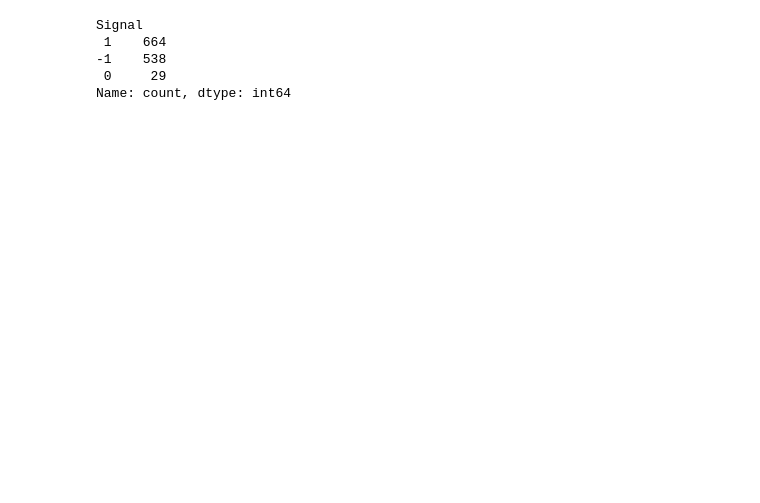
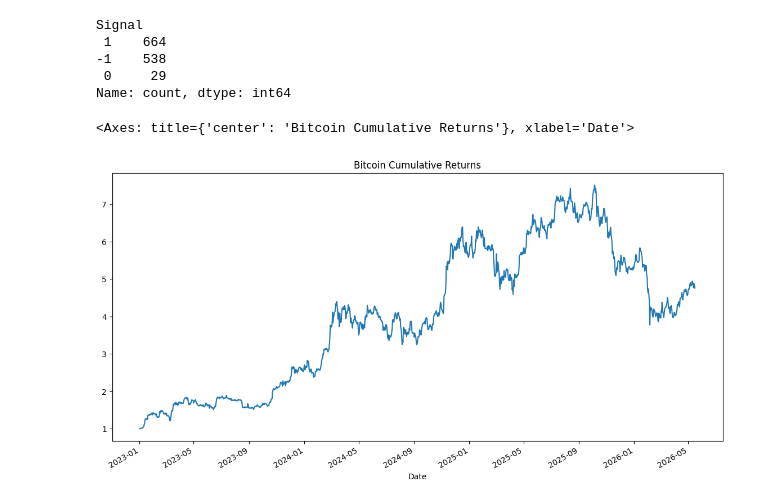
Before and after one commit to rkaban-personal/crypto-market-analysis, a Jupyter notebook: notebooks/btc_analysis.ipynb, the cells around one changed output. Saved outputs shown, nothing was run; the diff lists cells and outputs as text; code cells hidden in the pictures; blank space fills up the shorter version.

Commit message:
Added cumulative returns, drawdown analysis, and portfolio-style visualizations

```diff
--- a/notebooks/btc_analysis.ipynb
+++ b/notebooks/btc_analysis.ipynb
@@ -200,3 +201,15 @@ Signal
 Name: count, dtype: int64
 # %%
 btc_clean.to_csv("../data/btc_analysis_enriched.csv")
+# %%
+btc_clean["Cumulative Return"] = (
+    1 + btc_clean["Daily Return"]
+).cumprod()
+# %%
+btc_clean["Cumulative Return"].plot(
+    figsize=(14,7),
+    title="Bitcoin Cumulative Returns"
+)
+# %% [output]
+<Axes: title={'center': 'Bitcoin Cumulative Returns'}, xlabel='Date'>
+[figure, added]
```
Also changed, not shown: parts of 11 cells of this notebook, 4 other files.
